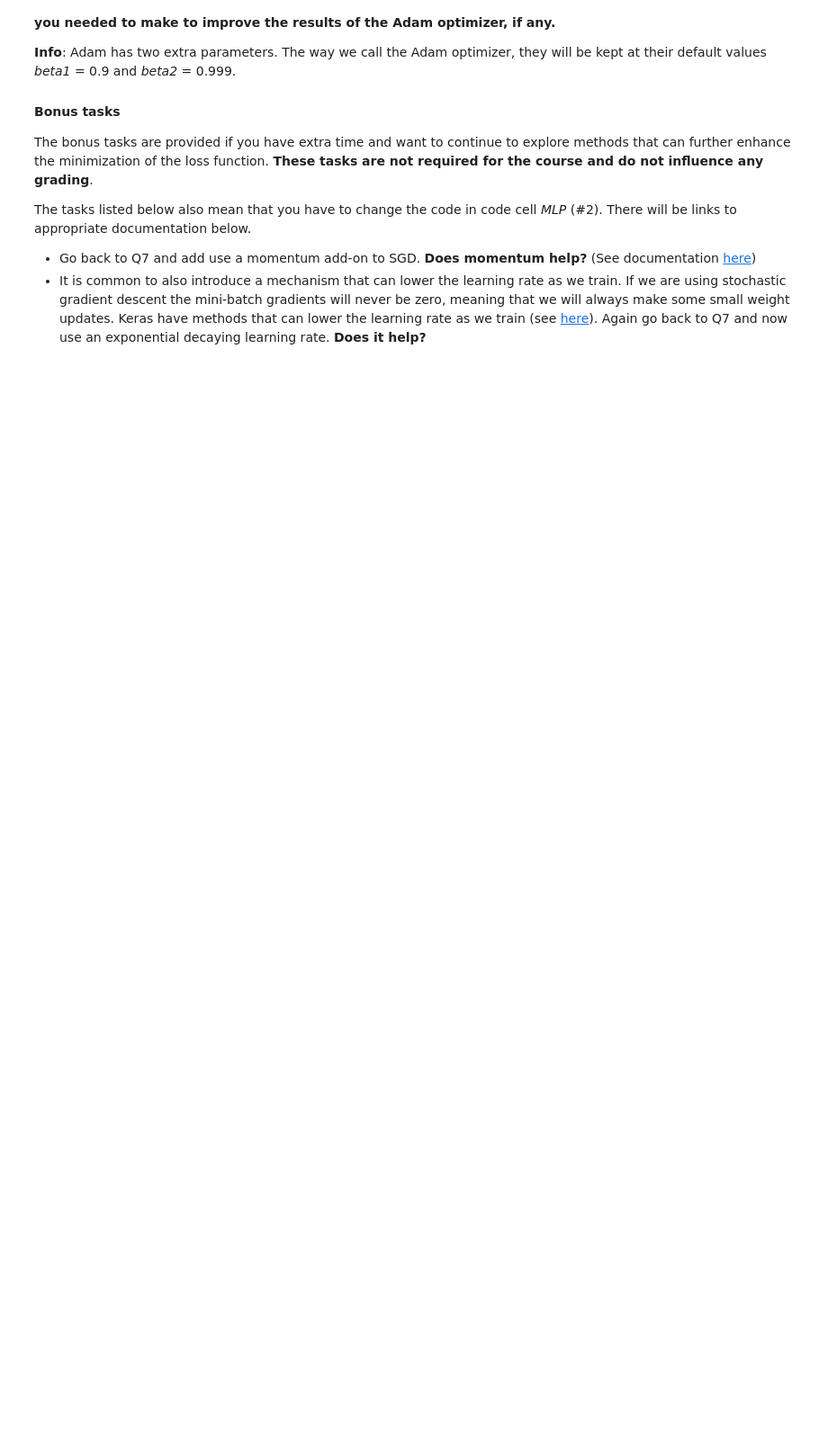
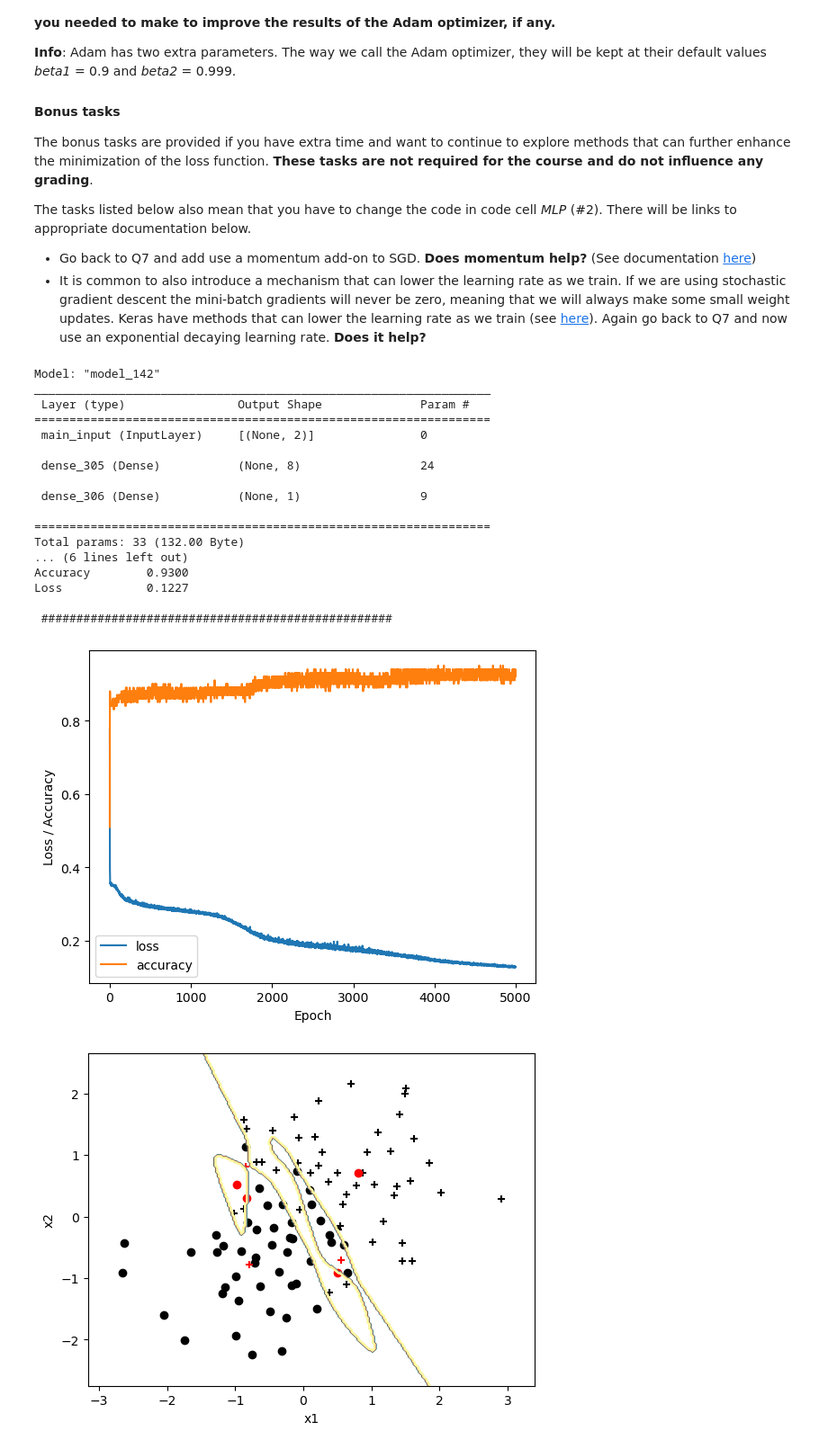
Before and after one commit to TheodorAT/Neural-Networks, a Jupyter notebook: Lab1/lab1.ipynb, the cells around one changed output. Shown: that part at 90% size. Saved outputs shown, nothing was run; the diff lists cells and outputs as text; code cells hidden in the pictures; blank space fills up the shorter version.

```diff
--- a/Lab1/lab1.ipynb
+++ b/Lab1/lab1.ipynb
@@ -682,41 +680,61 @@ x_trn = (x_trn - mu)/std
 ####
 # Define the network, cost function and training settings
 INPUT3 = {'inp_dim': x_trn.shape[1],
-         'n_nod': [1],                      # number of nodes in hidden layer
+         'n_nod': [8],                      # number of nodes in hidden layer
          'act_fun': 'tanh',                 # activation functions for the hidden layer
          'out_act_fun': 'sigmoid',          # output activation function
          'opt_method': 'SGD',               # minimization method
          'cost_fun': 'binary_crossentropy', # error function
-         'lr_rate': 0.1,                    # learning rate
+         'lr_rate': 0.05,                    # learning rate
          'metric': 'accuracy'               # metric for evaluation
         }
-number_epochs = 500
-minibatch_size = 100
+number_epochs = 5000
+minibatch_size = 10
 ####
 
 # Get the model
 model_ex3 = mlp(**INPUT3)
 
 # Print a summary of the model
 model_ex3.summary()
 
 # Train the model
 estimator_ex3= model_ex3.fit(x_trn, d_trn,
                       epochs = number_epochs,
                       batch_size = minibatch_size,
                       verbose = 0)
 
 # Call the stats function to print out statistics for the training
 stats_class(x_trn, d_trn, 'Training', model_ex3)
 
 # Training history
 plt.figure()
 plt.ylabel('Loss / Accuracy')
 plt.xlabel('Epoch')
 for k in estimator_ex3.history.keys():
     plt.plot(estimator_ex3.history[k], label = k)
 plt.legend(loc='best')
 plt.show()
 
 # Show the decision boundary
 decision_b(x_trn, d_trn, model_ex3)
+# %% [output]
+Model: "model_142"
+_________________________________________________________________
+ Layer (type)                Output Shape              Param #
+=================================================================
+ main_input (InputLayer)     [(None, 2)]               0
+
+ dense_305 (Dense)           (None, 8)                 24
+
+ dense_306 (Dense)           (None, 1)                 9
+
+=================================================================
+Total params: 33 (132.00 Byte)
+... (6 lines left out)
+Accuracy        0.9300
+Loss            0.1227
+
+ ##################################################
+[figure, added]
+[figure, added]
```
Also changed, not shown: parts of 5 cells of this notebook, 1 other file.
